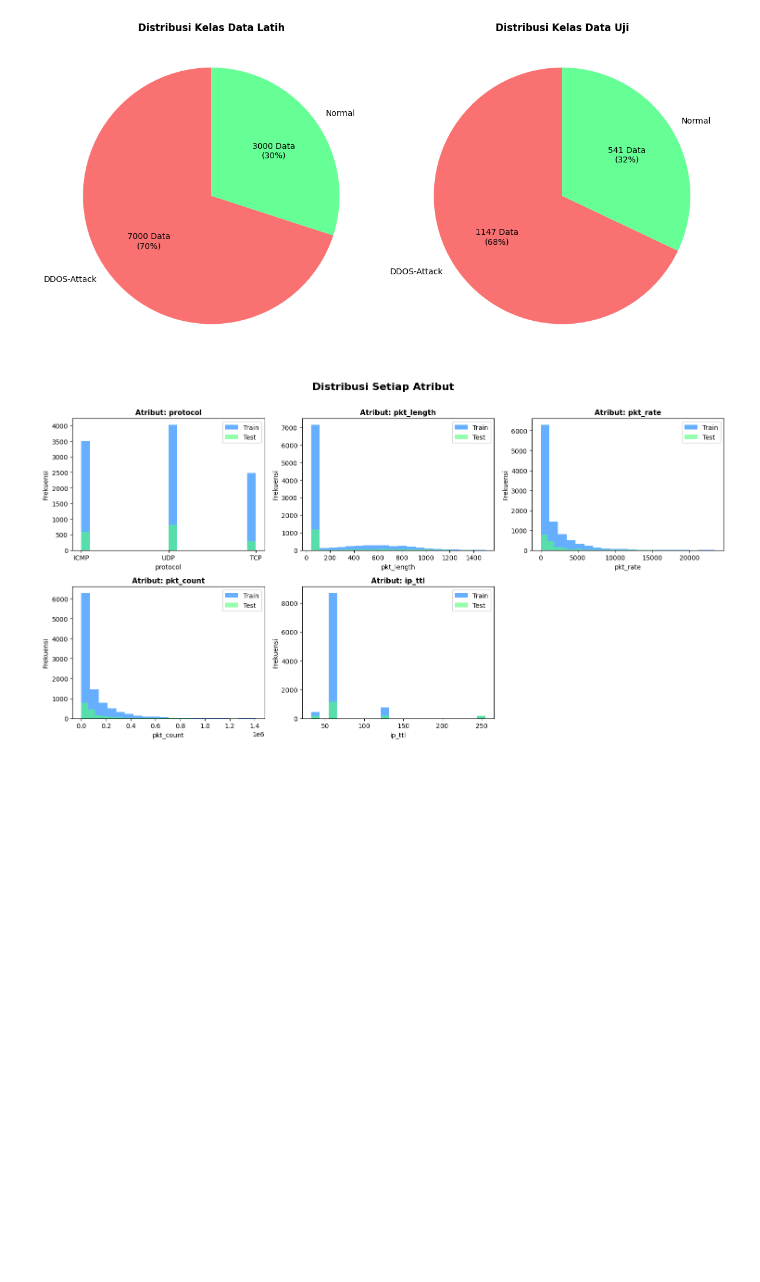
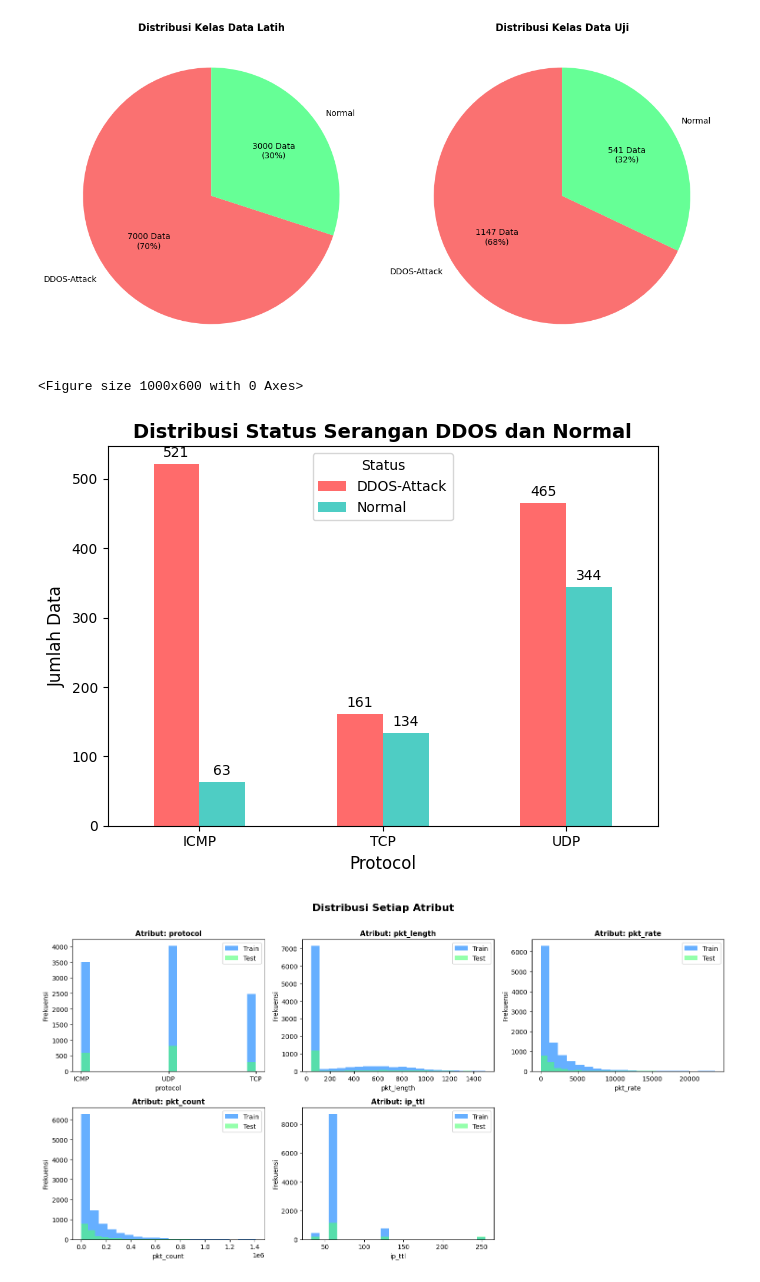
Before and after one commit to Liando18/deteksi-ddos, a Jupyter notebook: model/pelatihan-before.ipynb, the cells around one changed output. Cells and saved outputs as stored; diff of their text form; code cells hidden in the pictures; blank space fills up the shorter version.

```diff
--- a/model/pelatihan-model.ipynb
+++ b/model/pelatihan-before.ipynb
@@ -58,6 +52,25 @@ plt.tight_layout()
 plt.show()
 # %% [output]
 [figure]
+# %%
+protocol_status = df_test.groupby(['protocol', 'status']).size().unstack(fill_value=0)
+
+plt.figure(figsize=(10, 6))
+protocol_status.plot(kind='bar', color=['#ff6b6b', '#4ecdc4'])
+plt.title('Distribusi Status Serangan DDOS dan Normal', fontsize=14, fontweight='bold')
+plt.xlabel('Protocol', fontsize=12)
+plt.ylabel('Jumlah Data', fontsize=12)
+plt.legend(title='Status')
+plt.xticks(rotation=0)
+
+for container in plt.gca().containers:
+    plt.gca().bar_label(container, fmt='%d', padding=3)
+
+plt.tight_layout()
+plt.show()
+# %% [output]
+<Figure size 1000x600 with 0 Axes>
+[figure, added]
 # %%
 columns = df_train.columns[:-1]
 
```
Also changed, not shown: parts of 3 cells of this notebook, 14 other files.
